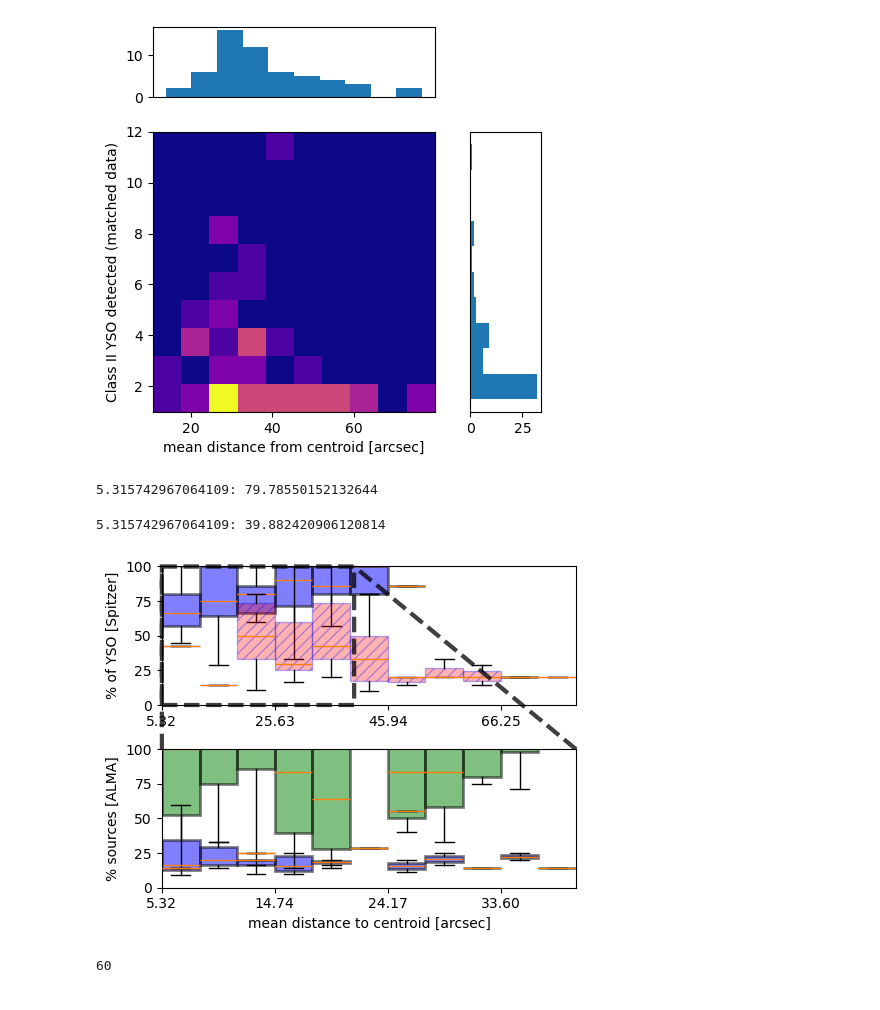
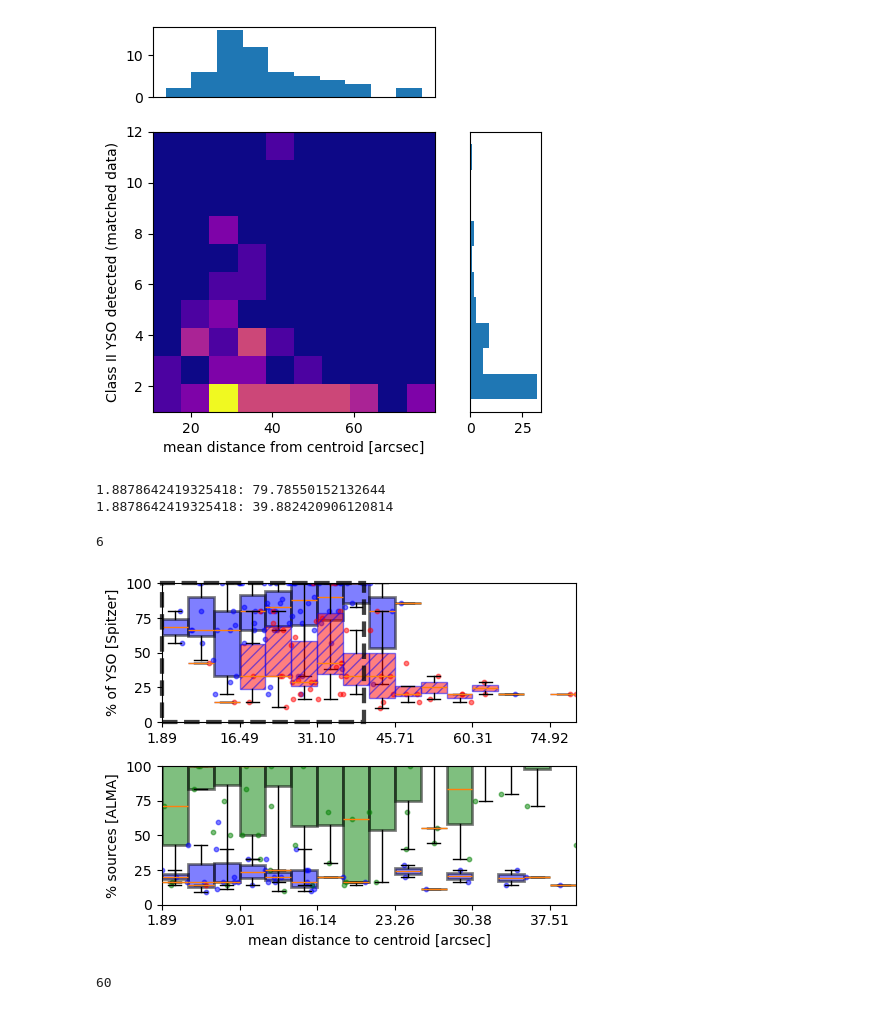
Before and after one commit to Ajuradoi1/ALMAGAL_IR, a Jupyter notebook: src/testsite.ipynb, the cells around one changed output. Saved outputs shown, nothing was run; the diff lists cells and outputs as text; code cells hidden in the pictures.

```diff
--- a/src/testsite.ipynb
+++ b/src/testsite.ipynb
@@ -438,7 +439,7 @@ for idx, plot in enumerate(['L_M','L','M','dist','T','NH_2']):
         )
 
         for box in bp2['boxes']:
-            box.set(facecolor='red', alpha=0.3, edgecolor='red',hatch='///',linewidth=1)
+            box.set(facecolor='red', alpha=0.5, edgecolor='red',hatch='///',linewidth=1)
 
     print(f'{plot}: {np.min(x4)}, {np.max(x4)}')
     # Class 0
@@ -672,10 +673,9 @@ for idx, count in enumerate(count_II_alma):
 
 tbl['rat_class_I'] = count_I
 tbl['rat_class_II'] = count_II
+
 tbl['rat_class_0'] = count_0
 tbl['rat_radio'] = count_radio
-#tbl['class_0'] = count_0
-#tbl['radio'] = count_radio
 tbl['rat_class_I_alma'] = count_I_alma
 tbl['rat_class_II_alma'] = count_II_alma
 
@@ -695,37 +695,37 @@ for idx, data_set in enumerate([
             [tbl[data_set[0][0]][tbl[data_set[0][0]] != -999], tbl[data_set[1][0]][tbl[data_set[0][0]] != -999]],
             [tbl[data_set[0][1]][tbl[data_set[0][1]] != -999], tbl[data_set[1][1]][tbl[data_set[0][1]] != -999]],
             [tbl[data_set[0][2]][tbl[data_set[0][2]] != -999], tbl[data_set[1][2]][tbl[data_set[0][2]] != -999]],
-            [tbl[data_set[0][3]][tbl[data_set[0][3]] != '-999'], tbl[data_set[1][3]][tbl[data_set[0][3]] != '-999']]
+            [tbl[data_set[0][3]][tbl[data_set[0][3]] != -999], tbl[data_set[1][3]][tbl[data_set[0][3]] != -999]]
         ]
 
         x1, y1 = np.array(data[0][0])*3600,np.array(data[0][1])*100
         x2, y2 = np.array(data[1][0])*3600,np.array(data[1][1]) *100
         x3, y3 = np.array(data[2][0])*3600,np.array(data[2][1])*100
-        x4, y4 = np.array(data[3][0]).astype(float)*3600, np.array(data[3][1]) *100
+        x4, y4 = np.array(data[3][0])*3600, np.array(data[3][1]) *100
     else:
         data = [
             [tbl[data_set[0][0]][tbl[data_set[0][0]] != -999], tbl[data_set[1][0]][tbl[data_set[0][0]] != -999]],
-            [tbl[data_set[0][1]][tbl[data_set[0][1]] != '-999'], tbl[data_set[1][1]][tbl[data_set[0][1]] != '-999']],
+            [tbl[data_set[0][1]][tbl[data_set[0][1]] != -999], tbl[data_set[1][1]][tbl[data_set[0][1]] != -999]],
             [tbl[data_set[0][2]][tbl[data_set[0][2]] != -999], tbl[data_set[1][2]][tbl[data_set[0][2]] != -999]],
             [tbl[data_set[0][3]][tbl[data_set[0][3]] != -999], tbl[data_set[1][3]][tbl[data_set[0][3]] != -999]]
         ]
 
         x1, y1 = np.array(data[0][0])*3600,np.array(data[0][1])*100
-        x2, y2 = np.array(data[1][0]).astype(float)*3600,np.array(data[1][1]) *100
+        x2, y2 = np.array(data[1][0])*3600,np.array(data[1][1]) *100
         x3, y3 = np.array(data[2][0])*3600,np.array(data[2][1])*100
         x4, y4 = np.array(data[3][0])*3600, np.array(data[3][1]) *100
 
     if idx == 0:
-        min = np.min([np.min(x1),np.min(x2)])
-        max = np.max([np.max(x1),np.max(x2)])
+        min = np.min([np.min(x1),np.min(x2),np.min(x3),np.min(x4)])
+        max = np.max([np.max(x1),np.max(x2),np.max(x3),np.max(x4)])
     if idx == 1:
         min_2 = np.min([np.min(x1),np.min(x2),np.min(x3),np.min(x4)])
         max_2 = np.max([np.max(x1),np.max(x2),np.max(x3),np.max(x4)])
 
-        min = np.max([min,min_2])
+        min = np.min([min,min_2])
         max = np.min([max,max_2])
     print(f'{min}: {max}')
-    n_bins = 10
+    n_bins = 15
     step = (max-min)/(n_bins+1)
     bins = np.arange(min, max+step, step)
 
@@ -755,8 +755,12 @@ for idx, data_set in enumerate([
             pos4.append(center)
             groups4.append(y4[mask4])
 
-    # Class I
+
+
     if idx == 0:
+
+        # Class I
+
         bp1 = axs[0].boxplot(
             groups1,
             positions=pos1,
@@ -769,9 +773,9 @@ for idx, data_set in enumerate([
         for box in bp1['boxes']:
             box.set(facecolor='blue', alpha=0.5, edgecolor='black',linewidth=2,zorder=0)
 
+        axs[0].scatter(x1,y1,color='blue',s=10,alpha=0.5)
         # Class II
-        #print(idx)
-        #print(groups2)
+
         bp2 = axs[0].boxplot(
             groups2,
             positions=pos2,
@@ -782,9 +786,11 @@ for idx, data_set in enumerate([
         )
 
         for box in bp2['boxes']:
-            box.set(facecolor='red', alpha=0.3, edgecolor=color_list[idx][0],hatch='///',linewidth=1)
+            box.set(facecolor='red', alpha=0.5, edgecolor=color_list[idx][0],hatch='///',linewidth=1)
+        axs[0].scatter(x2,y2,color='red',s=10,alpha=0.5)
+    if idx == 1:
 
-    if idx == 1:
+        # Class I ALMA
 
         bp1 = axs[1].boxplot(
             groups1,
@@ -797,10 +803,10 @@ for idx, data_set in enumerate([
 
         for box in bp1['boxes']:
             box.set(facecolor='blue', alpha=0.5, edgecolor='black',linewidth=2,zorder=0)
+        axs[1].scatter(x1,y1,color='blue',s=10,alpha=0.5)
 
-        # Class II
-        #print(idx)
-        #print(groups2)
+        # Class II ALMA
+
         bp2 = axs[1].boxplot(
             groups2,
             positions=pos2,
@@ -812,6 +818,7 @@ for idx, data_set in enumerate([
 
         for box in bp2['boxes']:
             box.set(facecolor='red', alpha=0.5, edgecolor=color_list[idx][0],hatch='///',linewidth=1)
+        axs[1].scatter(x2,y2,color='red',s=10,alpha=0.5)
 
         # Class 0
 
@@ -823,7 +830,7 @@ for idx, data_set in enumerate([
             showfliers=False,
             zorder=2
         )
-
+        axs[1].scatter(x3,y3,color='green',s=10,alpha=0.5)
         for box in bp3['boxes']:
             box.set(facecolor='green', alpha=0.5, edgecolor='black',linewidth=2,zorder=0)
 
@@ -837,44 +844,41 @@ for idx, data_set in enumerate([
             showfliers=False,
             zorder=3
         )
-
+        axs[1].scatter(x4,y4,color='darkgreen',s=10,alpha=0.5)
         for box in bp4['boxes']:
-            box.set(facecolor='darkgreen', alpha=0.5, edgecolor='black',hatch='///',linewidth=1)
+            box.set(facecolor='darkgreen', alpha=0.5, edgecolor='black',hatch='///',linewidth=1,zorder=2)
 
     axs[idx].set_xlim(min,max)
     axs[0].set_ylim([0,100])
     axs[1].set_ylim([0,100])
-
-    '''axs[1].set_xlabel(f'{xlabels[idx]}')'''
 
     axs[1].set_xlabel('mean distance to centroid [arcsec]')
 
     if idx == 0:
         axs[0].set_ylabel(r'% of YSO [Spitzer]')
     else:
         axs[1].set_ylabel(r'% sources [ALMA]')
 
     rect, connectors = axs[0].indicate_inset_zoom(axs[1],edgecolor='k',linestyle='--',linewidth=3)
 
 
 
     for c in connectors:
         c.set_visible(False)
         c.set_linestyle('--')
         c.set_linewidth(3)
-    connectors[1].set_visible(True)
-    connectors[3].set_visible(True)
-    #axs[1].set_ylabel(r'% of YSO [ALMA]')
+
 
     ticks = bins[::3]
 
     axs[idx].set_xticks(ticks, [f"{t:.2f}" for t in ticks])
 
 fig.savefig('../output/figures/'+cat+'/results_distance_YSO.pdf',format='pdf',dpi=300)
 # %% [output]
-5.315742967064109: 79.78550152132644
+1.8878642419325418: 79.78550152132644
+1.8878642419325418: 39.882420906120814
-5.315742967064109: 39.882420906120814
+6
-[figure, old version]
+[figure, new version]
 # %%
 print(sum(alma_regions['radio_20']))
 # %% [output]
```
Also changed, not shown: parts of 7 cells of this notebook, 2 other files.
